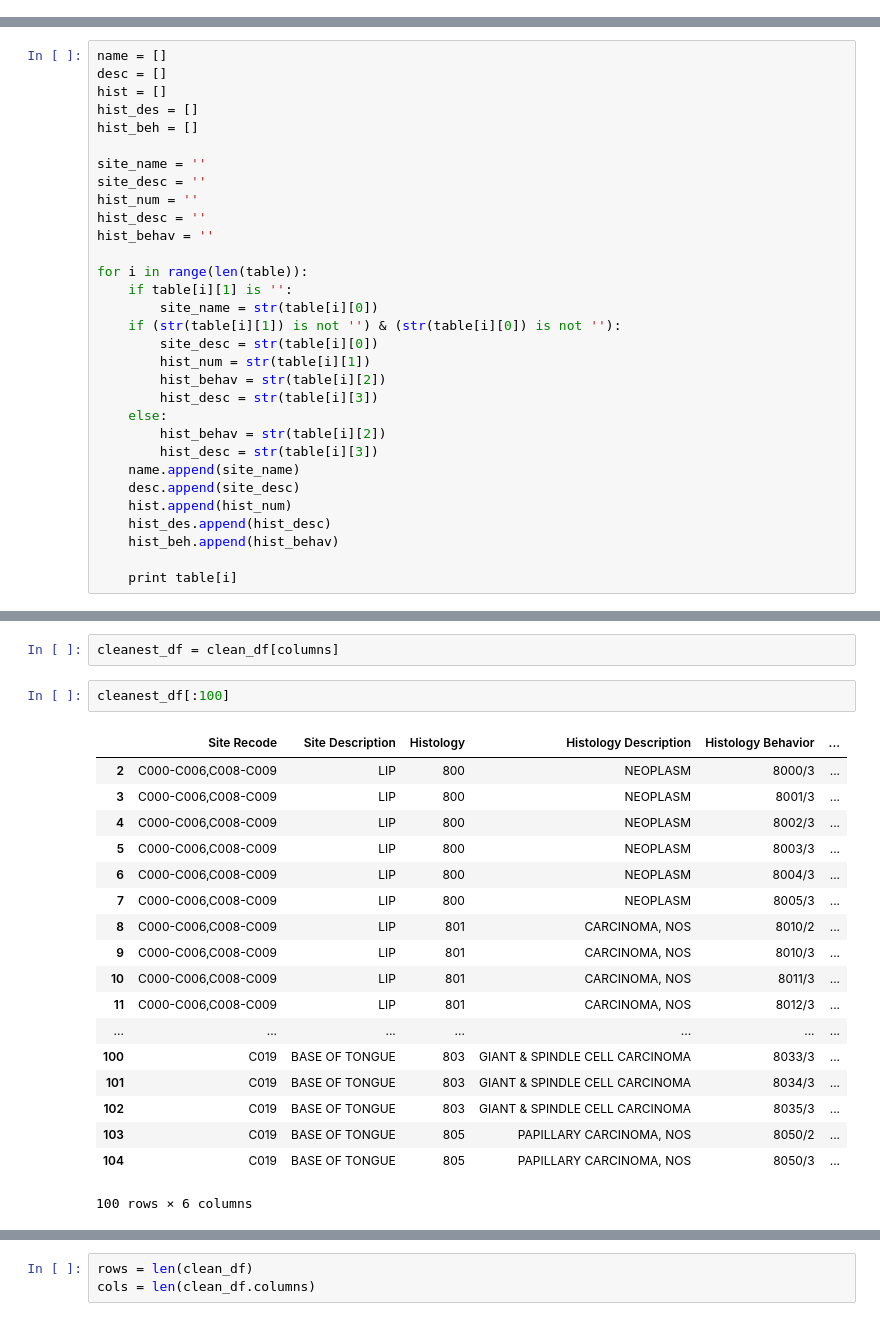
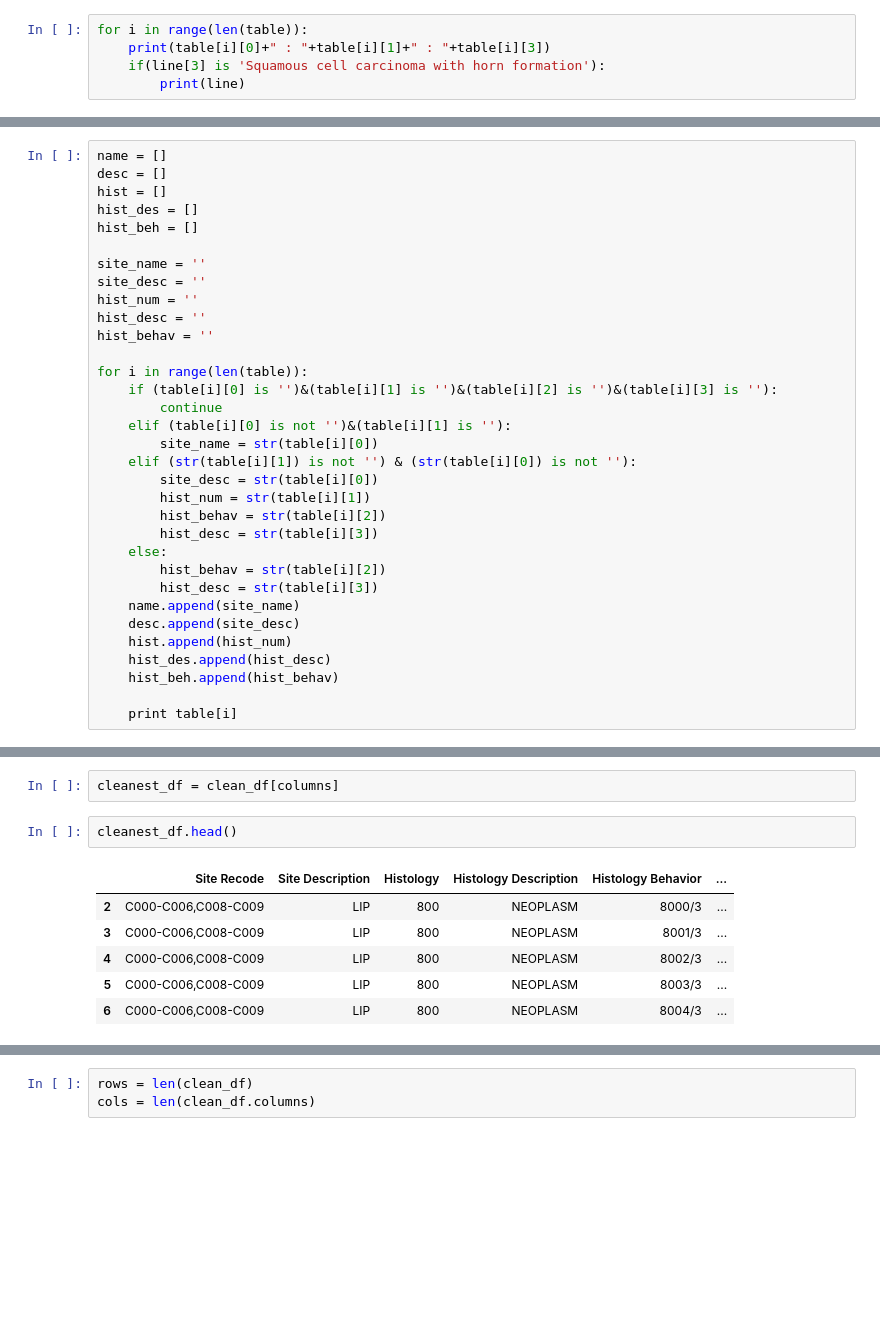
Before and after one commit to AndrewVG23/informatics_test, a Jupyter notebook: pdf_reader/src/pdf_reader_tabula.ipynb, the cells around one changed output, grey strips where cells are left out. Saved outputs shown, nothing was run; the diff lists cells and outputs as text; blank space fills up the shorter version.

```diff
--- a/pdf_reader/src/pdf_reader_tabula.ipynb
+++ b/pdf_reader/src/pdf_reader_tabula.ipynb
@@ -61,0 +62,5 @@ for line in table:
+# %%
+for i in range(len(table)):
+    print(table[i][0]+" : "+table[i][1]+" : "+table[i][3])
+    if(line[3] is 'Squamous cell carcinoma with horn formation'):
+        print(line)
@@ -73,9 +96,11 @@ hist_desc = ''
 hist_behav = ''
 
 for i in range(len(table)):
-    if table[i][1] is '':
+    if (table[i][0] is '')&(table[i][1] is '')&(table[i][2] is '')&(table[i][3] is ''):
+        continue
+    elif (table[i][0] is not '')&(table[i][1] is ''):
         site_name = str(table[i][0])
-    if (str(table[i][1]) is not '') & (str(table[i][0]) is not ''):
+    elif (str(table[i][1]) is not '') & (str(table[i][0]) is not ''):
         site_desc = str(table[i][0])
         hist_num = str(table[i][1])
         hist_behav = str(table[i][2])
@@ -155,24 +180,12 @@ columns = ['Site Recode','Site Description','Histology','Histology Description',
 # %%
 cleanest_df = clean_df[columns]
 # %%
-cleanest_df[:100]
+cleanest_df.head()
 # %% [output]
 |  | Site Recode | Site Description | Histology | Histology Description | Histology Behavior | ... |
 | 2 | C000-C006,C008-C009 | LIP | 800 | NEOPLASM | 8000/3 | ... |
 | 3 | C000-C006,C008-C009 | LIP | 800 | NEOPLASM | 8001/3 | ... |
 | 4 | C000-C006,C008-C009 | LIP | 800 | NEOPLASM | 8002/3 | ... |
 | 5 | C000-C006,C008-C009 | LIP | 800 | NEOPLASM | 8003/3 | ... |
 | 6 | C000-C006,C008-C009 | LIP | 800 | NEOPLASM | 8004/3 | ... |
-| 7 | C000-C006,C008-C009 | LIP | 800 | NEOPLASM | 8005/3 | ... |
-| 8 | C000-C006,C008-C009 | LIP | 801 | CARCINOMA, NOS | 8010/2 | ... |
-| 9 | C000-C006,C008-C009 | LIP | 801 | CARCINOMA, NOS | 8010/3 | ... |
-| 10 | C000-C006,C008-C009 | LIP | 801 | CARCINOMA, NOS | 8011/3 | ... |
-| 11 | C000-C006,C008-C009 | LIP | 801 | CARCINOMA, NOS | 8012/3 | ... |
-| ... | ... | ... | ... | ... | ... | ... |
-| 100 | C019 | BASE OF TONGUE | 803 | GIANT & SPINDLE CELL CARCINOMA | 8033/3 | ... |
-| 101 | C019 | BASE OF TONGUE | 803 | GIANT & SPINDLE CELL CARCINOMA | 8034/3 | ... |
-| 102 | C019 | BASE OF TONGUE | 803 | GIANT & SPINDLE CELL CARCINOMA | 8035/3 | ... |
-| 103 | C019 | BASE OF TONGUE | 805 | PAPILLARY CARCINOMA, NOS | 8050/2 | ... |
-| 104 | C019 | BASE OF TONGUE | 805 | PAPILLARY CARCINOMA, NOS | 8050/3 | ... |
-100 rows × 6 columns
 # %%
```
Also changed, not shown: parts of 7 cells of this notebook, 4 other files.
